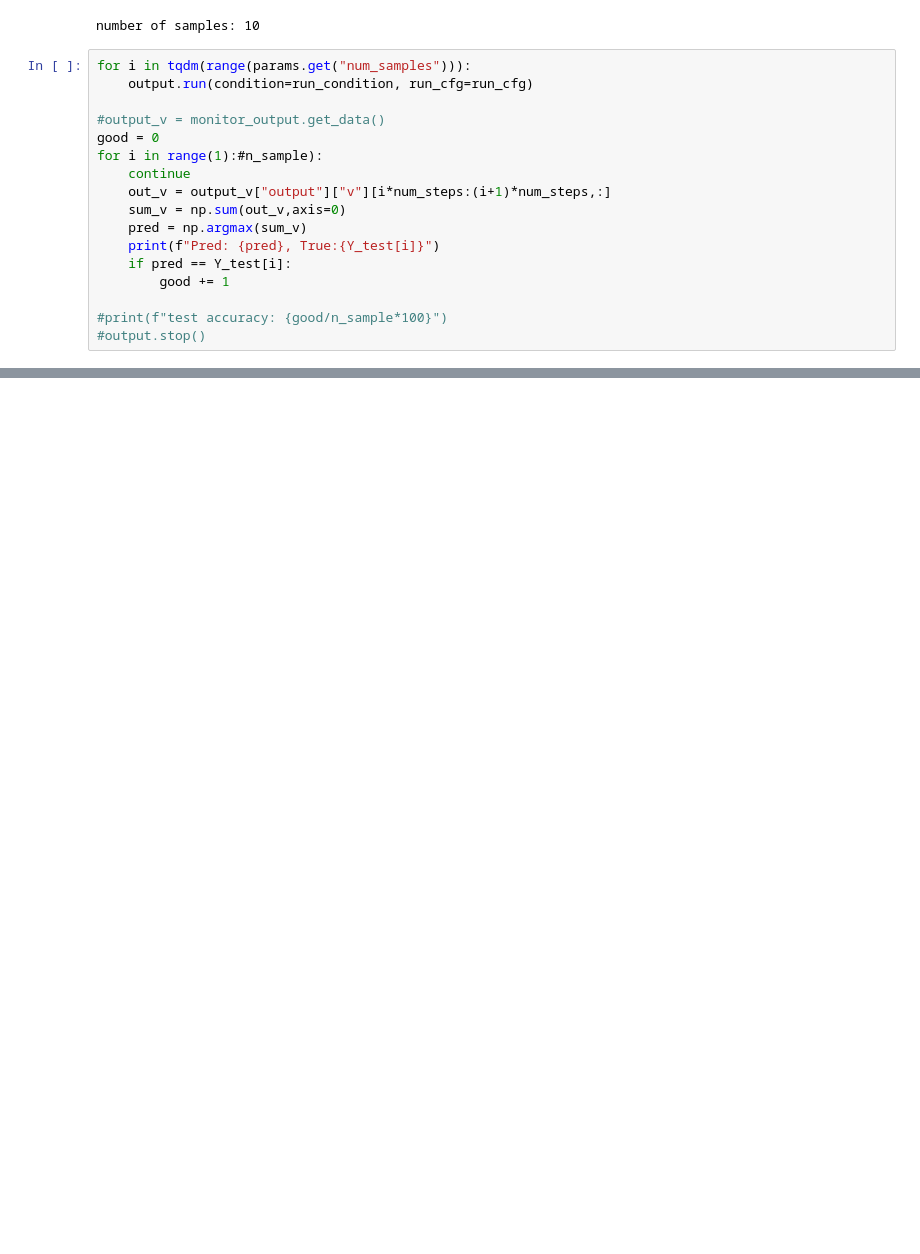
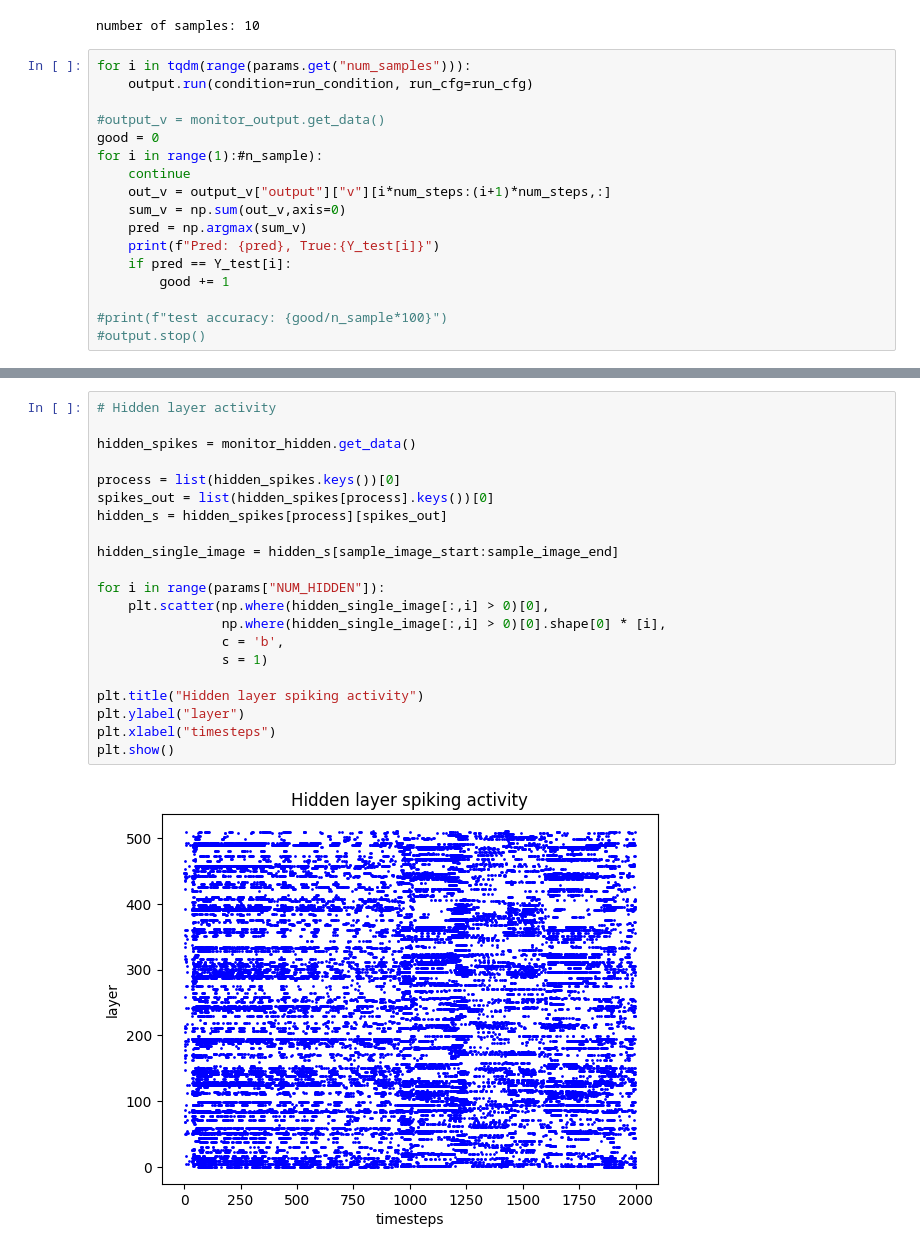
Before and after one commit to thomasshoesmith/Intel-Neuromorphic-Research-Project, a Jupyter notebook: loihi/lava_GSC_custom_injection.ipynb, the cells around one changed output, grey strips where cells are left out. Drawn from its saved outputs; the diff is of its cells as text; blank space fills up the shorter version.

```diff
--- a/loihi/lava_GSC_custom_injection.ipynb
+++ b/loihi/lava_GSC_custom_injection.ipynb
@@ -241,2 +240,25 @@ plt.show()
+# %%
+# Hidden layer activity
+
+hidden_spikes = monitor_hidden.get_data()
+
+process = list(hidden_spikes.keys())[0]
+spikes_out = list(hidden_spikes[process].keys())[0]
+hidden_s = hidden_spikes[process][spikes_out]
+
+hidden_single_image = hidden_s[sample_image_start:sample_image_end]
+
+for i in range(params["NUM_HIDDEN"]):
+    plt.scatter(np.where(hidden_single_image[:,i] > 0)[0],
+                np.where(hidden_single_image[:,i] > 0)[0].shape[0] * [i],
+                c = 'b',
+                s = 1)
+
+plt.title("Hidden layer spiking activity")
+plt.ylabel("layer")
+plt.xlabel("timesteps")
+plt.show()
+# %% [output]
+[figure, added]
 # %%
 # output voltage activity
```
Also changed, not shown: parts of 8 cells of this notebook.
